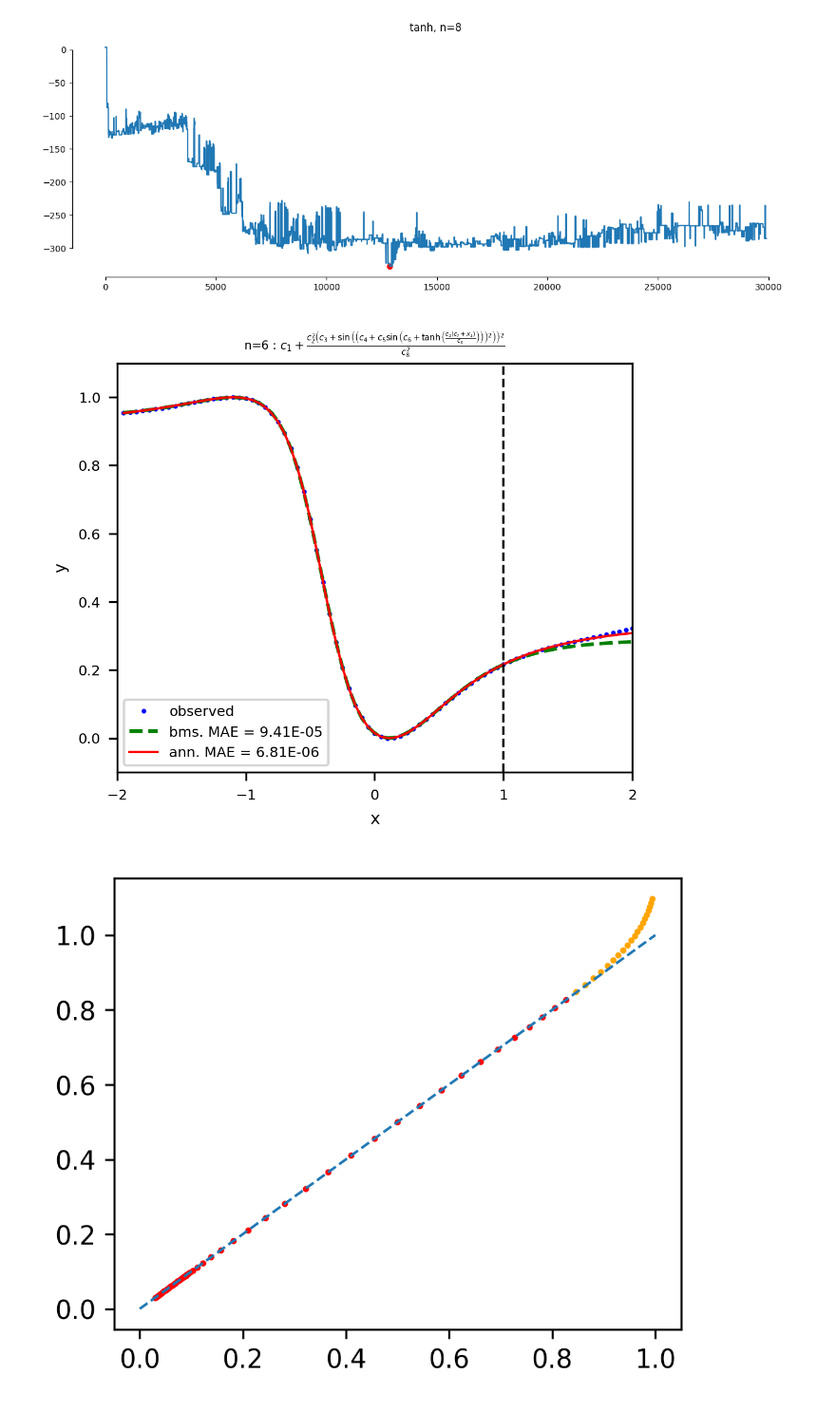
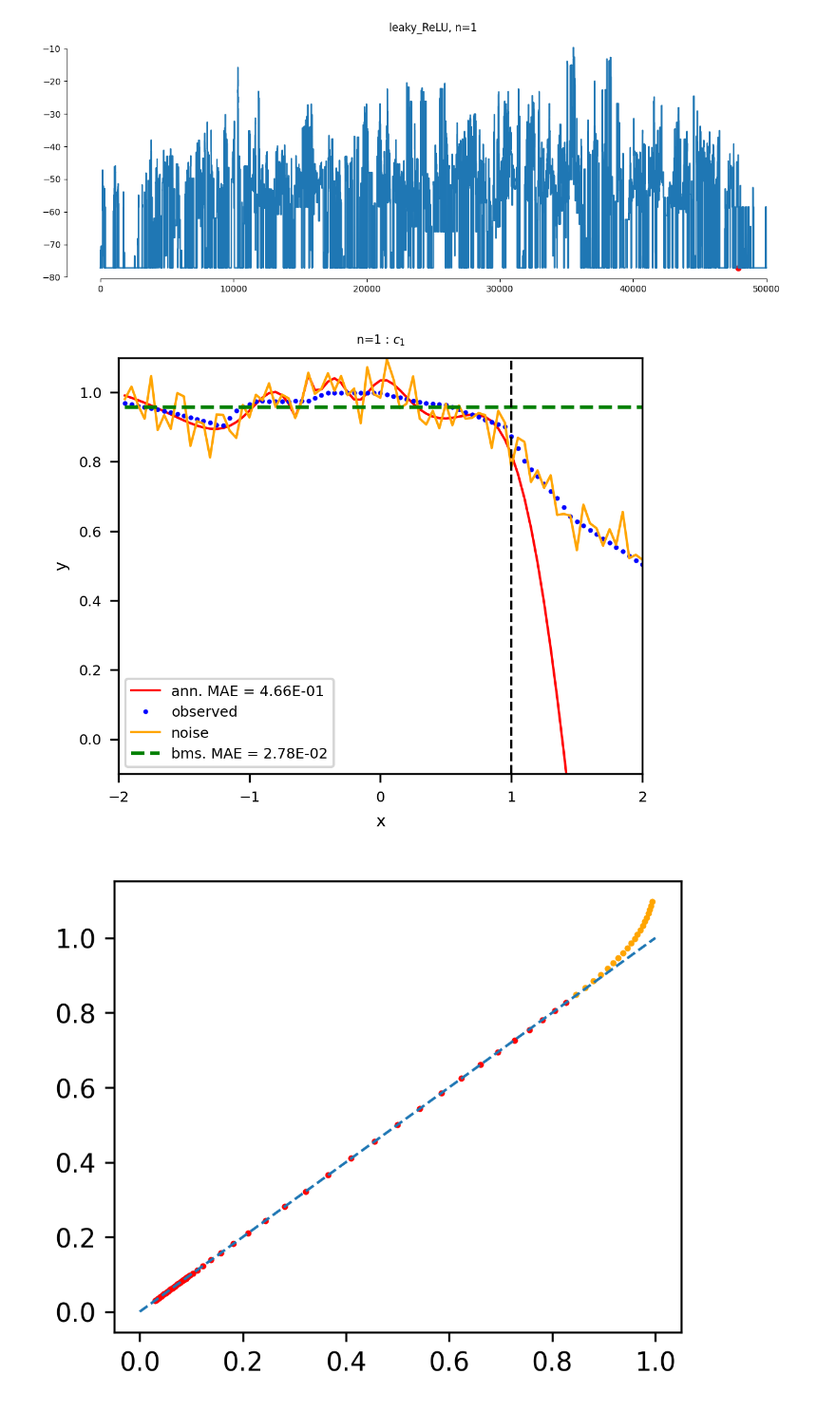
Before and after one commit to SergioCoboLopez/ANN_BMS, a Jupyter notebook: bin/BMS_energy_mdl.ipynb, the cells around one changed output. Shown: that part at 95% size. Drawn from its saved outputs; the diff is of its cells as text; code cells hidden in the pictures.

Commit message:
noisy data with sigma 0.001

```diff
--- a/bin/BMS_energy_mdl.ipynb
+++ b/bin/BMS_energy_mdl.ipynb
@@ -16,23 +16,28 @@ from fit_prior import read_prior_par
 from sklearn.metrics import mean_squared_error
 # %%
 #Read NN and BMS data
-n=8;id=0;function='tanh' #tanh, leaky_ReLU
-NPAR=10 #5, 10, 20
+n=1;id=0;function='leaky_ReLU' #tanh, leaky_ReLU
+NPAR=10 #10, 20
+steps=50000
+noise=True
 
 #Read NN data
 train_size=60
-file_model='NN_model_' + function + '_train_' +str(train_size)+ '_NREP_10_data' + '.csv'
+if noise==True:
+    file_model='NN_model_noise_' + function + '_train_' +str(train_size)+ '_NREP_10_data' + '.csv'
+else:
+    file_model='NN_model_' + function + '_train_' +str(train_size)+ '_NREP_10_data' + '.csv'
 model_d='../data/' + file_model
 d=pd.read_csv(model_d)
 dn=d[d['rep']==n]
 dn.set_index('Unnamed: 0', inplace=True)
 dn.index.name = None
 dn=dn.reset_index(drop=True)
-
 #Read BMS data
-filename='BMS_' + function + '_trace.' + str(n) + '_prior_'  + str(NPAR) + '_id_' + str(id) + '.csv'
-#filename='BMS_long_' + function + '_trace.' + str(n) + '_prior_'  + str(NPAR) + '.csv'
-
+if noise==True:
+    filename='BMS_noise_' + function + '_' + str(steps) + '_trace.' + str(n) + '_prior_'  + str(NPAR) + '_id_' + str(id) + '.csv'
+else:
+    filename='BMS_' + function + '_trace.' + str(n) + '_prior_'  + str(NPAR) + '_id_' + str(id) + '.csv'
 print(filename)
 trace=pd.read_csv('../data/MSTraces/' + filename, sep=';', header=None, names=['t', 'H', 'expr', 'parvals', 'kk1', 'kk2','kk3'])
 display(trace)
@@ -40,0 +59,14 @@ NameError: name 'pd' is not defined
+# %%
+#Parameters to read models
+display(dn)
+VARS = ['x1',]
+x = dn[[c for c in VARS]].copy()
+if noise==True:
+    y=dn.y_noise
+else:
+    y = dn.y
+
+if NPAR==10:
+    prior_par = read_prior_par('machine-scientist/Prior/final_prior_param_sq.named_equations.nv1.np10.2017-10-18 18:07:35.089658.dat')
+elif NPAR==20:
+    prior_par = read_prior_par('machine-scientist/Prior/final_prior_param_sq.named_equations.nv1.np20.maxs200.2024-05-10 162907.551306.dat')
@@ -108,7 +148,7 @@ for ext in Extensions:
 
 plt.show()
 # %% [output]
-[figure, old version]
+[figure, new version]
 # %%
 #Plot
 train_border=dn.loc[train_size-1]['x1']
@@ -129,35 +169,37 @@ cm = 1/2.54 #convert inch to cm
 width = 10*cm; height=8*cm
 
 Extensions=['.png', '.pdf']
 
 #Fonts and sizes
 size_axis=7;size_ticks=6;size_title=5
 line_w=1;marker_s=3 #width and marker size
 
 
 fig=figure(figsize=(width,height), dpi=300)
 
+plt.plot(dn['x1'], dn['ymodel'],linewidth=line_w, color='red', label='ann. MAE = %.2E' % MAE_nn)
 plt.plot(dn['x1'], dn['y'],'.', markersize=2, color='blue',label='observed')
+plt.plot(dn['x1'], dn['y_noise'],linewidth=line_w, markersize=2, color='orange',label='noise')
 plt.plot(dplot.x1, dplot.ybms, color='green', linestyle='--',label='bms. MAE = %.2E' % MAE_bms)
-plt.plot(dn['x1'], dn['ymodel'],linewidth=line_w, color='red', label='ann. MAE = %.2E' % MAE_nn)
+
 
 plt.axvline(x=train_border,linestyle='--',linewidth=line_w, color='k')
 
 #plt.title('$%s$' % t.latex(),fontsize=size_title)
 plt.title('n=%d : $%s$' % (n, t.latex()),fontsize=size_title)
 plt.xlabel('x',fontsize=size_axis);plt.ylabel('y',fontsize=size_axis)
 plt.xticks(fontsize=size_ticks);plt.yticks(fontsize=size_ticks)
 plt.legend(loc='best', fontsize=size_ticks)
 
 plt.xlim(-2,2);plt.ylim(-0.1,1.1)
 
 Name_figure='Prediction_mdl_' + function + '_' + str(n) + '_par_' + str(NPAR)
 for ext in Extensions:
         plt.savefig('../results/' + Name_figure +ext,dpi=300)
 
 plt.show()
 # %% [output]
-[figure, old version]
+[figure, new version]
 # %%
 fig=figure(figsize=(width,height), dpi=300)
 
```
Also changed, not shown: parts of 4 cells of this notebook, 20 other files.
